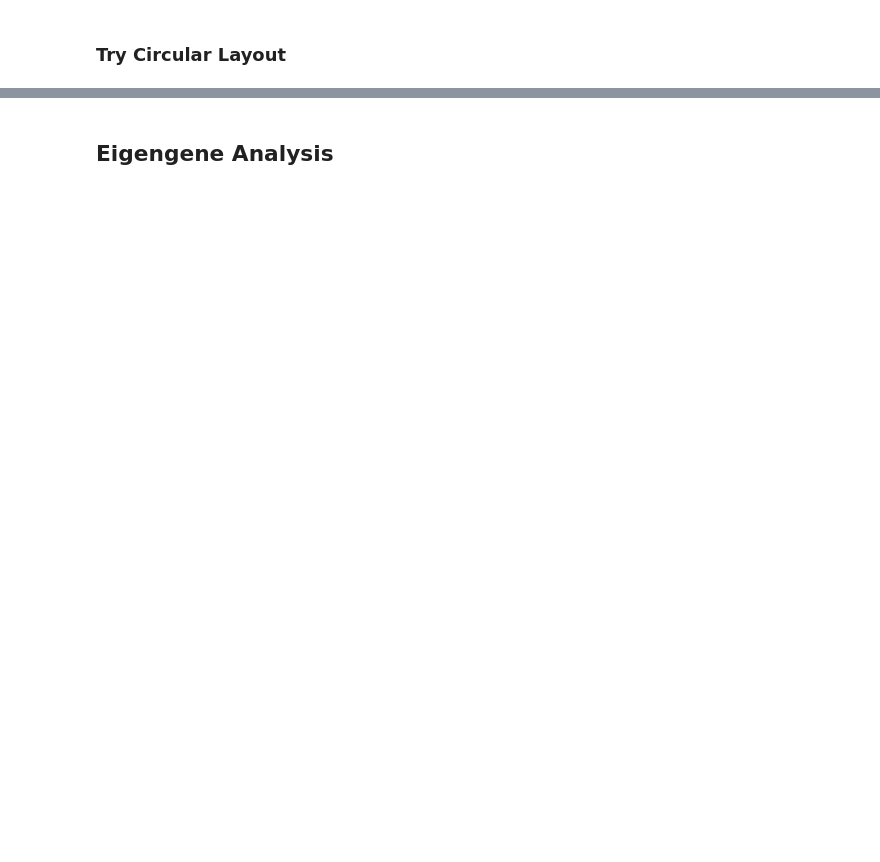
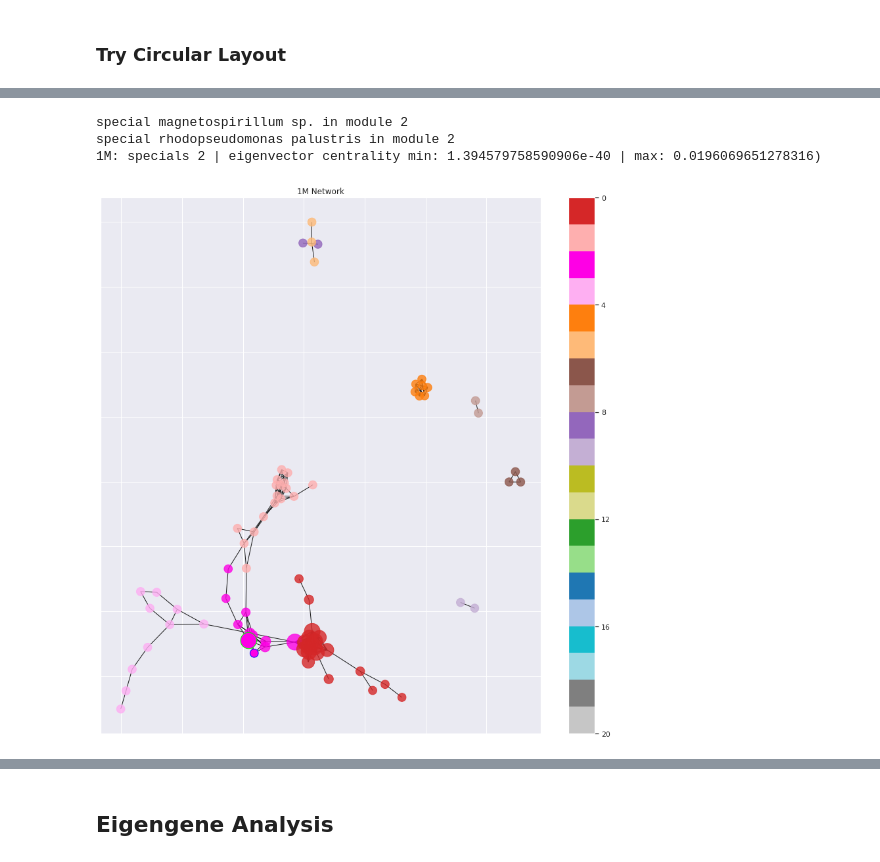
Before and after one commit to olincollege/microbiome-network-analysis-research, a Jupyter notebook: network_analysis_groups.ipynb, the cells around one changed output, grey strips where cells are left out. Cells and saved outputs as stored; diff of their text form; code cells hidden in the pictures; blank space fills up the shorter version.

```diff
--- a/network_analysis_groups.ipynb
+++ b/network_analysis_groups.ipynb
@@ -463,0 +445,7 @@ for G in Gs:
+# %%
+nap.visualize_network_fancy(G_1M)
+# %% [output]
+special magnetospirillum sp. in module 2
+special rhodopseudomonas palustris in module 2
+1M: specials 2 | eigenvector centrality min: 1.394579758590906e-40 | max: 0.0196069651278316)
+[figure, added]
```
Also changed, not shown: parts of 15 cells of this notebook, 10 other files.
